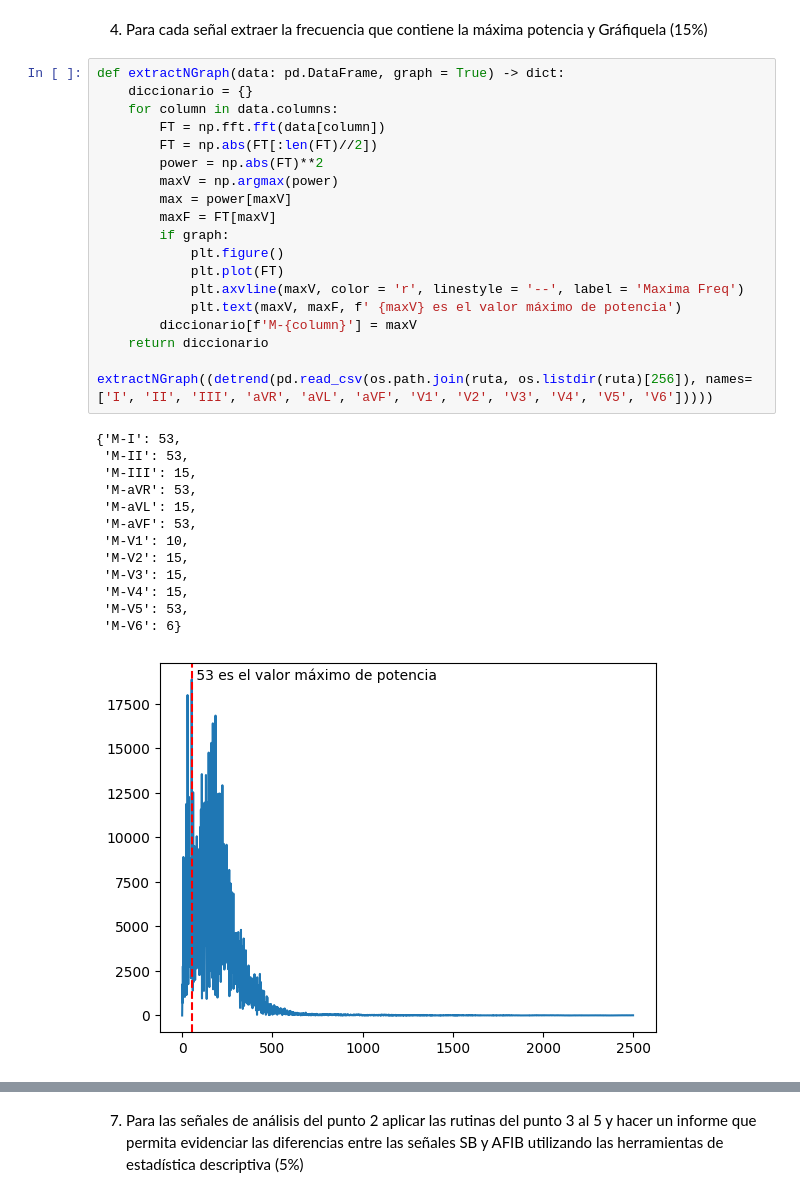
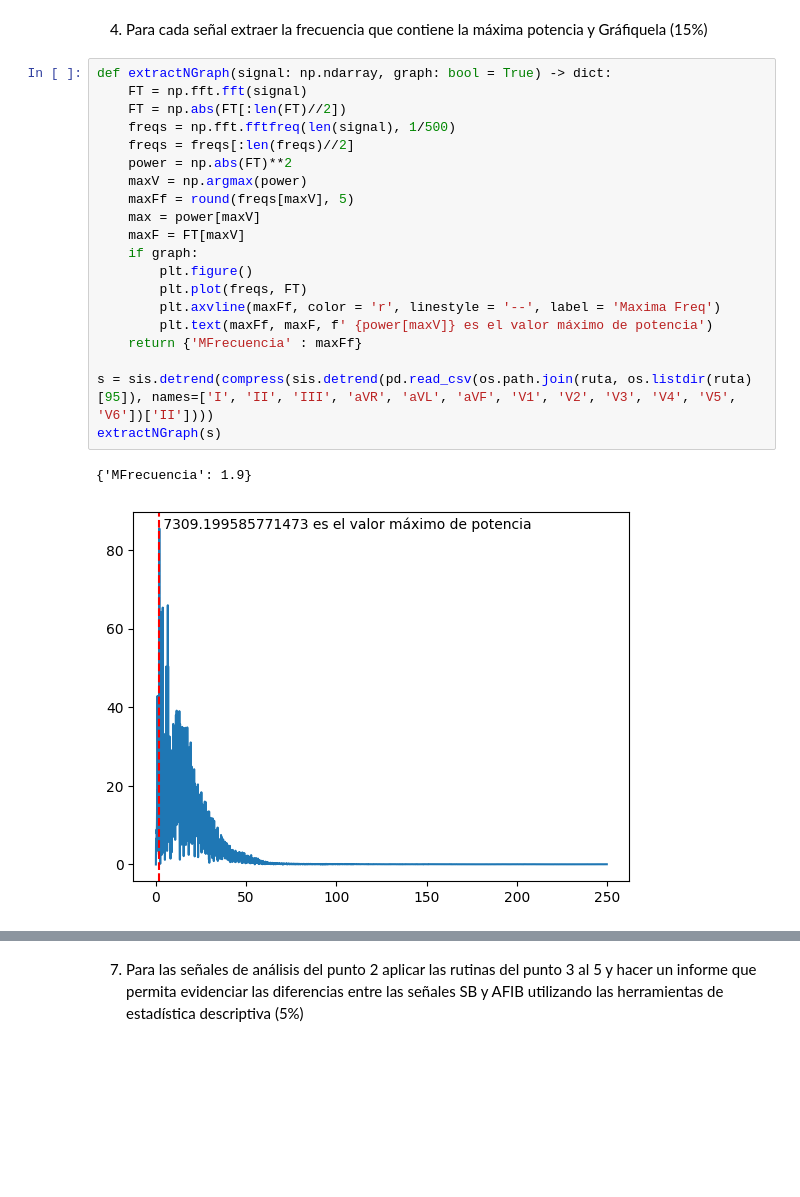
Before and after one commit to AndresBanquezBio/Biosenales, a Jupyter notebook: Proyectos/Proyecto_2/Proyecto2_AndresBanquez_MelinaVillada.ipynb, the cells around one changed output, grey strips where cells are left out. Cells and saved outputs as stored; diff of their text form; blank space fills up the shorter version.

```diff
--- a/Proyectos/Proyecto_2/Proyecto2_AndresBanquez_MelinaVillada.ipynb
+++ b/Proyectos/Proyecto_2/Proyecto2_AndresBanquez_MelinaVillada.ipynb
@@ -160,35 +162,25 @@ plt.show()
 # %% [markdown]
 4. Para cada señal extraer la frecuencia que contiene la máxima potencia y Gráfiquela (15%)
 # %%
-def extractNGraph(data: pd.DataFrame, graph = True) -> dict:
-    diccionario = {}
-    for column in data.columns:
-        FT = np.fft.fft(data[column])
-        FT = np.abs(FT[:len(FT)//2])
-        power = np.abs(FT)**2
-        maxV = np.argmax(power)
-        max = power[maxV]
-        maxF = FT[maxV]
-        if graph:
-            plt.figure()
-            plt.plot(FT)
-            plt.axvline(maxV, color = 'r', linestyle = '--', label = 'Maxima Freq')
-            plt.text(maxV, maxF, f' {maxV} es el valor máximo de potencia')
-        diccionario[f'M-{column}'] = maxV
-    return diccionario
+def extractNGraph(signal: np.ndarray, graph: bool = True) -> dict:
+    FT = np.fft.fft(signal)
+    FT = np.abs(FT[:len(FT)//2])
+    freqs = np.fft.fftfreq(len(signal), 1/500)
+    freqs = freqs[:len(freqs)//2]
+    power = np.abs(FT)**2
+    maxV = np.argmax(power)
+    maxFf = round(freqs[maxV], 5)
+    max = power[maxV]
+    maxF = FT[maxV]
+    if graph:
+        plt.figure()
+        plt.plot(freqs, FT)
+        plt.axvline(maxFf, color = 'r', linestyle = '--', label = 'Maxima Freq')
+        plt.text(maxFf, maxF, f' {power[maxV]} es el valor máximo de potencia')
+    return {'MFrecuencia' : maxFf}
 
-extractNGraph((detrend(pd.read_csv(os.path.join(ruta, os.listdir(ruta)[256]), names=['I', 'II', 'III', 'aVR', 'aVL', 'aVF', 'V1', 'V2', 'V3', 'V4', 'V5', 'V6']))))
+s = sis.detrend(compress(sis.detrend(pd.read_csv(os.path.join(ruta, os.listdir(ruta)[95]), names=['I', 'II', 'III', 'aVR', 'aVL', 'aVF', 'V1', 'V2', 'V3', 'V4', 'V5', 'V6'])['II'])))
+extractNGraph(s)
 # %% [output]
-{'M-I': 53,
- 'M-II': 53,
- 'M-III': 15,
- 'M-aVR': 53,
- 'M-aVL': 15,
- 'M-aVF': 53,
- 'M-V1': 10,
- 'M-V2': 15,
- 'M-V3': 15,
- 'M-V4': 15,
- 'M-V5': 53,
- 'M-V6': 6}
+{'MFrecuencia': 1.9}
-[figure, old version]
+[figure, new version]
```
Also changed, not shown: parts of 18 cells of this notebook, 1 other file.
